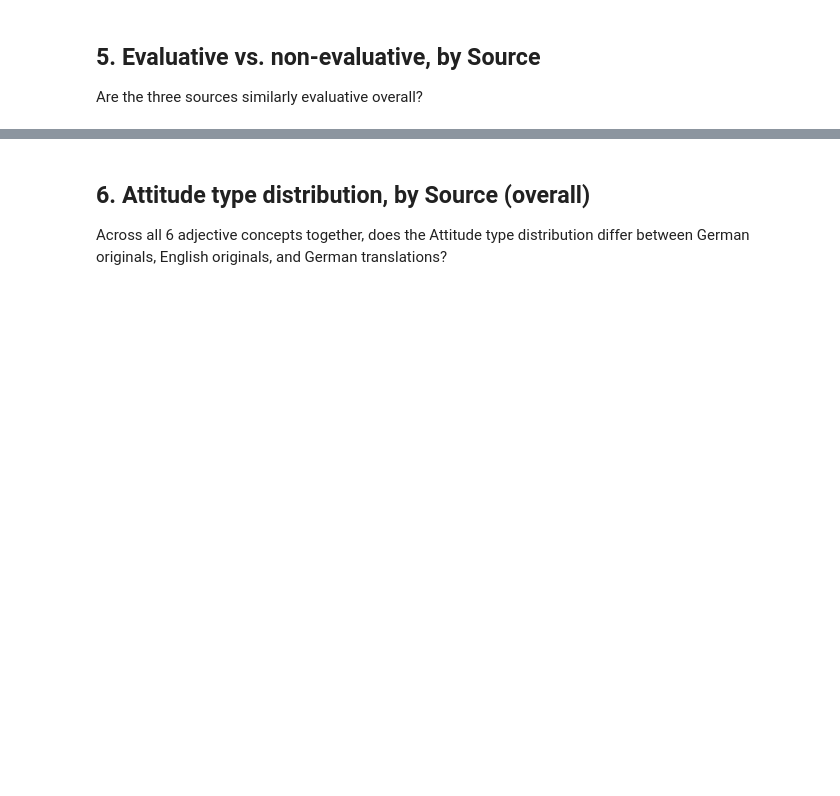
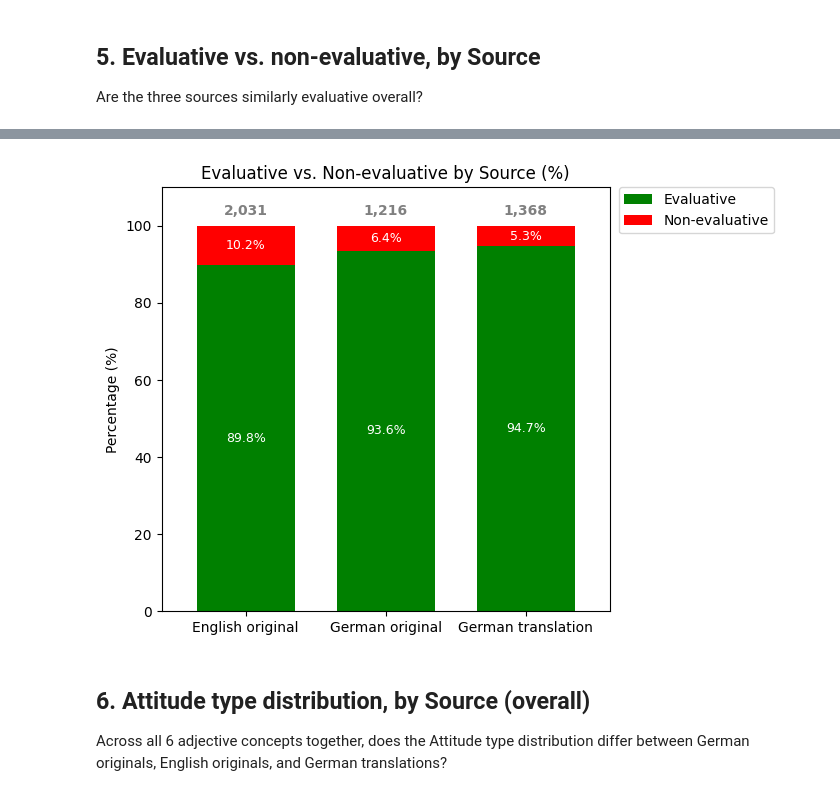
Before and after one commit to happy522/LREC2026-EmotionalizTED-Corpus, a Jupyter notebook: NEW analysis/German_Original_vs_German_Translated_analysis.ipynb, the cells around one changed output, grey strips where cells are left out. Drawn from its saved outputs; the diff is of its cells as text; code cells hidden in the pictures; blank space fills up the shorter version.

```diff
--- a/NEW analysis/German_Original_vs_German_Translated_analysis.ipynb
+++ b/NEW analysis/German_Original_vs_German_Translated_analysis.ipynb
@@ -309,12 +429,77 @@ print("Row percentages:")
 print(eval_by_source_pct)
 
 run_chi2(eval_by_source, "Evaluative use by Source: ")
+import matplotlib.pyplot as plt
 
-ax = eval_by_source_pct.plot(kind="bar")
-label_bars(ax, fmt="%.1f")
+# Remove Uncertain / N-A
+df_eval = df[df["Evaluative_binary"].isin(["Evaluative", "Non-evaluative"])].copy()
+
+# Crosstab counts
+eval_by_source = pd.crosstab(
+    df_eval["Source"],
+    df_eval["Evaluative_binary"]
+)
+
+# Percentage crosstab
+eval_by_source_pct = pd.crosstab(
+    df_eval["Source"],
+    df_eval["Evaluative_binary"],
+    normalize="index"
+).mul(100).round(1)
+
+# Ensure order
+eval_by_source = eval_by_source[["Evaluative", "Non-evaluative"]]
+eval_by_source_pct = eval_by_source_pct[["Evaluative", "Non-evaluative"]]
+
+
+# Chi-square
+run_chi2(eval_by_source, "Evaluative use by Source: ")
+
+# Stacked percentage bar chart
+ax = eval_by_source_pct.plot(
+    kind="bar",
+    stacked=True,
+    figsize=(7, 5),
+    width=0.7,
+    color=["green", "red"],
+
+)
+
+plt.title("Evaluative vs. Non-evaluative by Source (%)")
+plt.ylabel("Percentage (%)")
+plt.xlabel("")
+plt.xticks(rotation=0)
+
+plt.ylim(0, 110)
+
+# Add percentage labels inside bars
+for container in ax.containers:
+    ax.bar_label(
+        container,
+        labels=[f"{v:.1f}%" if v > 3 else "" for v in container.datavalues],
+        label_type="center",
+        fontsize=9,
+        color = "white"
+    )
+
+# Add total N above bars
+totals = eval_by_source.sum(axis=1)
+
+for i, total in enumerate(totals):
+    ax.text(
+        i,
+        102,
+        f"{total:,}",
+        ha="center",
+        va="bottom",
+        fontsize=10,
+        fontweight="bold",
+        color="gray"
+    )
+
+# Legend outside
 legend_outside(ax)
-plt.title("Evaluative vs. Non-evaluative by Source (%)")
-plt.ylabel("percent")
-plt.xticks(rotation=0)
+
 plt.tight_layout()
 plt.show()
+# %% [output]
@@ -321,3 +522,4 @@ plt.show()
+[figure, added]
 # %% [markdown]
 ## 6. Attitude type distribution, by Source (overall)
 
```
Also changed, not shown: parts of 20 cells of this notebook.
